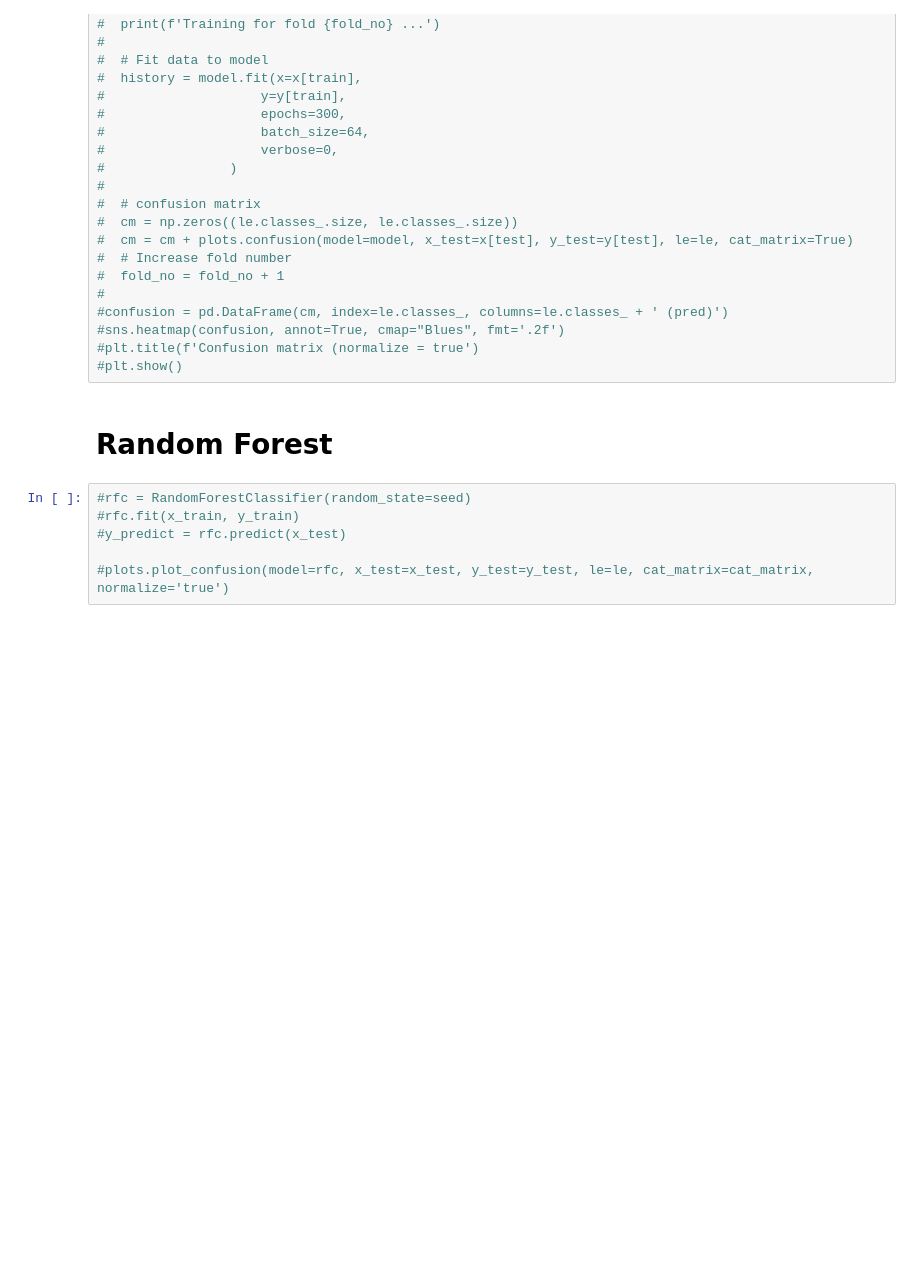
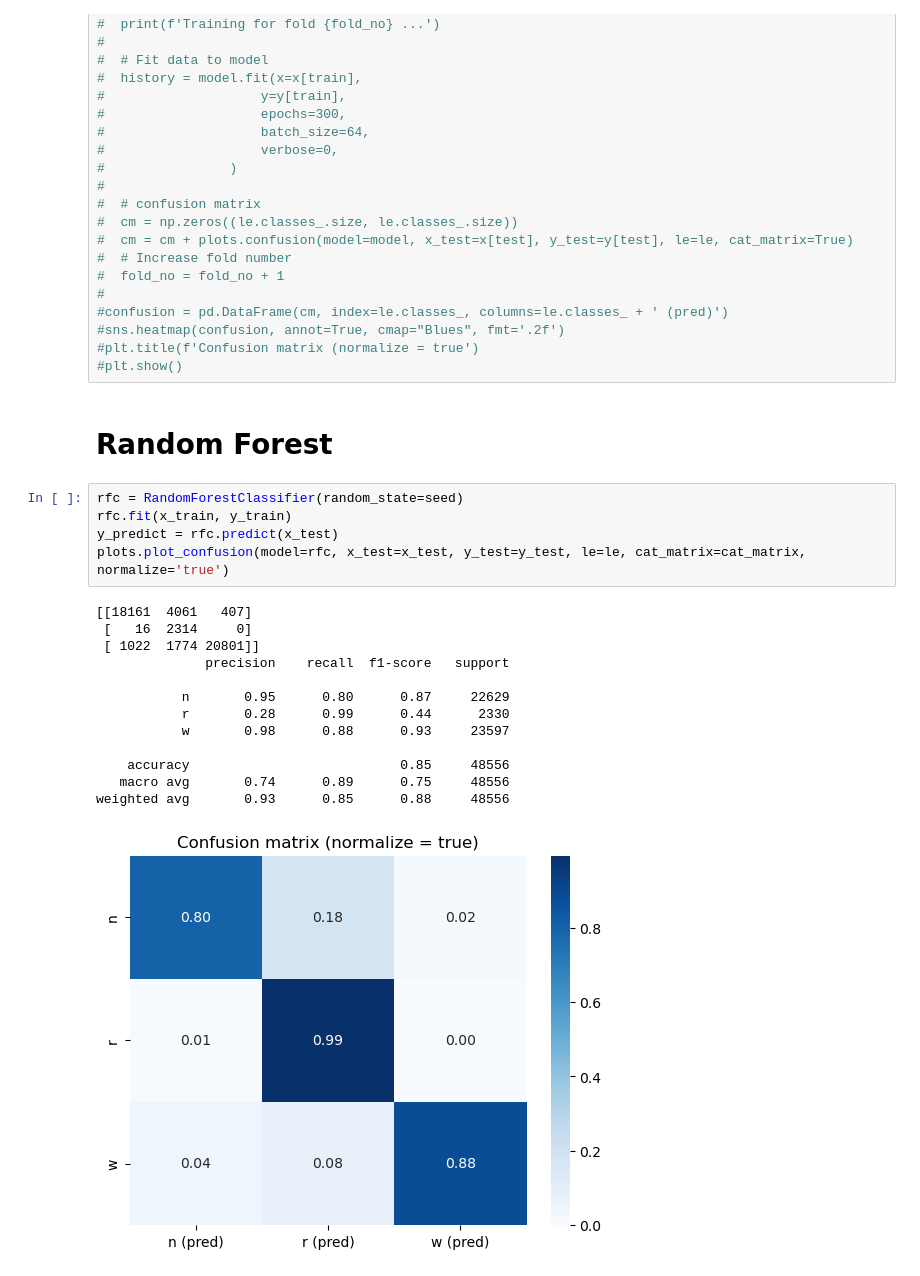
Before and after one commit to epfl-ML/project2-code, a Jupyter notebook: ml_diff_mice_diff_line.ipynb, the cells around one changed output. Drawn from its saved outputs; the diff is of its cells as text; blank space fills up the shorter version.

```diff
--- a/ml_diff_mice_diff_line.ipynb
+++ b/ml_diff_mice_diff_line.ipynb
@@ -183,8 +183,21 @@ weighted avg       0.62      0.40      0.26     21599
 # %% [markdown]
 # Random Forest
 # %%
-#rfc = RandomForestClassifier(random_state=seed)
-#rfc.fit(x_train, y_train)
-#y_predict = rfc.predict(x_test)
-
-#plots.plot_confusion(model=rfc, x_test=x_test, y_test=y_test, le=le, cat_matrix=cat_matrix, normalize='true')
+rfc = RandomForestClassifier(random_state=seed)
+rfc.fit(x_train, y_train)
+y_predict = rfc.predict(x_test)
+plots.plot_confusion(model=rfc, x_test=x_test, y_test=y_test, le=le, cat_matrix=cat_matrix, normalize='true')
+# %% [output]
+[[18161  4061   407]
+ [   16  2314     0]
+ [ 1022  1774 20801]]
+              precision    recall  f1-score   support
+
+           n       0.95      0.80      0.87     22629
+           r       0.28      0.99      0.44      2330
+           w       0.98      0.88      0.93     23597
+
+    accuracy                           0.85     48556
+   macro avg       0.74      0.89      0.75     48556
+weighted avg       0.93      0.85      0.88     48556
+[figure, added]
```
Also changed, not shown: parts of 4 cells of this notebook.
